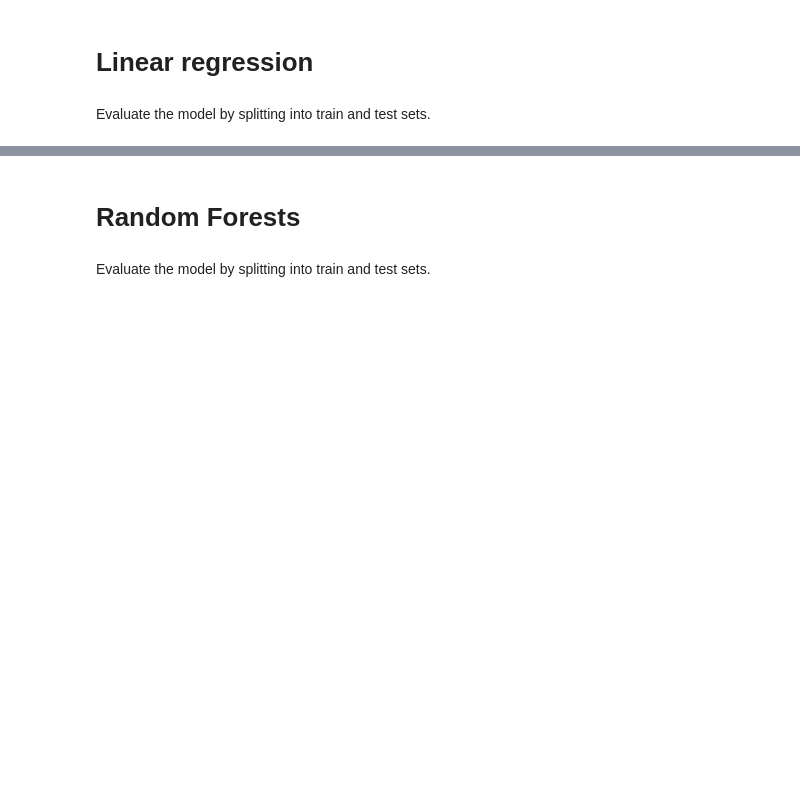
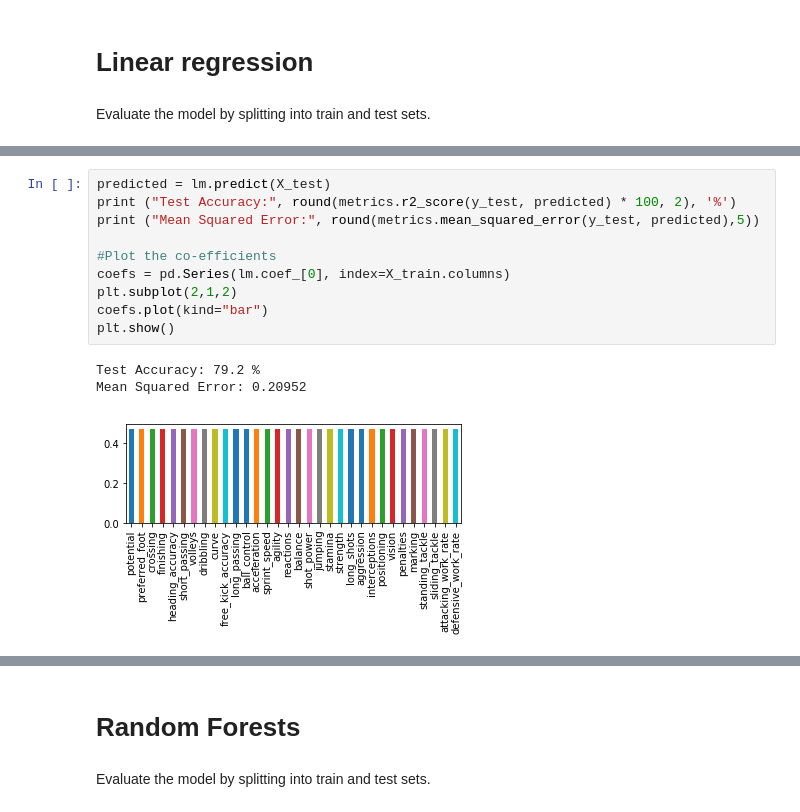
Before and after one commit to siddharthalal/Project-2---Predicting-Player-s-Ratings, a Jupyter notebook: Project 2 - Predicting Player's Rating.ipynb, the cells around one changed output, grey strips where cells are left out. Drawn from its saved outputs; the diff is of its cells as text; blank space fills up the shorter version.

```diff
--- a/Project 2 - Predicting Player's Rating.ipynb
+++ b/Project 2 - Predicting Player's Rating.ipynb
@@ -275,0 +275,14 @@ PLOT true vs predicted scores and draw the line of fit
+# %%
+predicted = lm.predict(X_test)
+print ("Test Accuracy:", round(metrics.r2_score(y_test, predicted) * 100, 2), '%')
+print ("Mean Squared Error:", round(metrics.mean_squared_error(y_test, predicted),5))
+
+#Plot the co-efficients
+coefs = pd.Series(lm.coef_[0], index=X_train.columns)
+plt.subplot(2,1,2)
+coefs.plot(kind="bar")
+plt.show()
+# %% [output]
+Test Accuracy: 79.2 %
+Mean Squared Error: 0.20952
+[figure, added]
```
Also changed, not shown: parts of 59 cells of this notebook.
